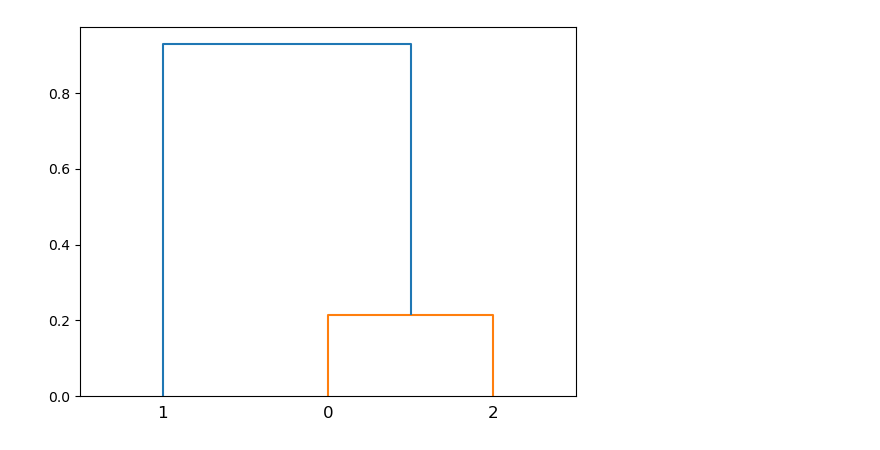
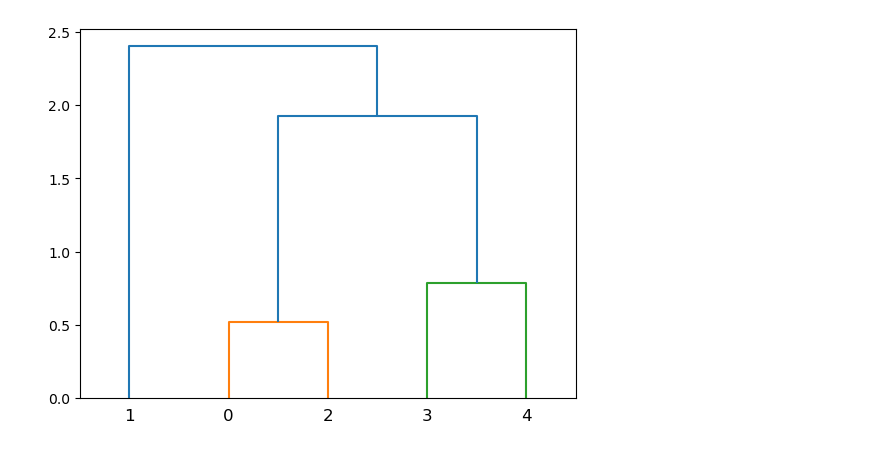
Before and after one commit to Arne-Wiese/bachelorarbeit, a Jupyter notebook: myCluster_test.ipynb, the cells around one changed output. Cells and saved outputs as stored; diff of their text form; code cells hidden in the pictures.

```diff
--- a/myCluster_test.ipynb
+++ b/myCluster_test.ipynb
@@ -4,5 +30,5 @@ from sklearn.datasets import load_iris
 # %%
 iris = load_iris()
-X = iris.data
+X_1 = iris.data
 # %%
-model = myCluster(X, 3, 1)
+model = myCluster(X_1, 5, 3)
@@ -9,7 +50,7 @@ model = myCluster(X, 3, 1)
 # %%
-model.plot_dendrogram()
+model.plot_dendrogram(truncate_mode="level", p=3)
 # %% [output]
-[figure, old version]
+[figure, new version]
 # %%
 print(model.model.children_)
 # %% [output]
```
Also changed, not shown: parts of 8 cells of this notebook, 2 other files.
